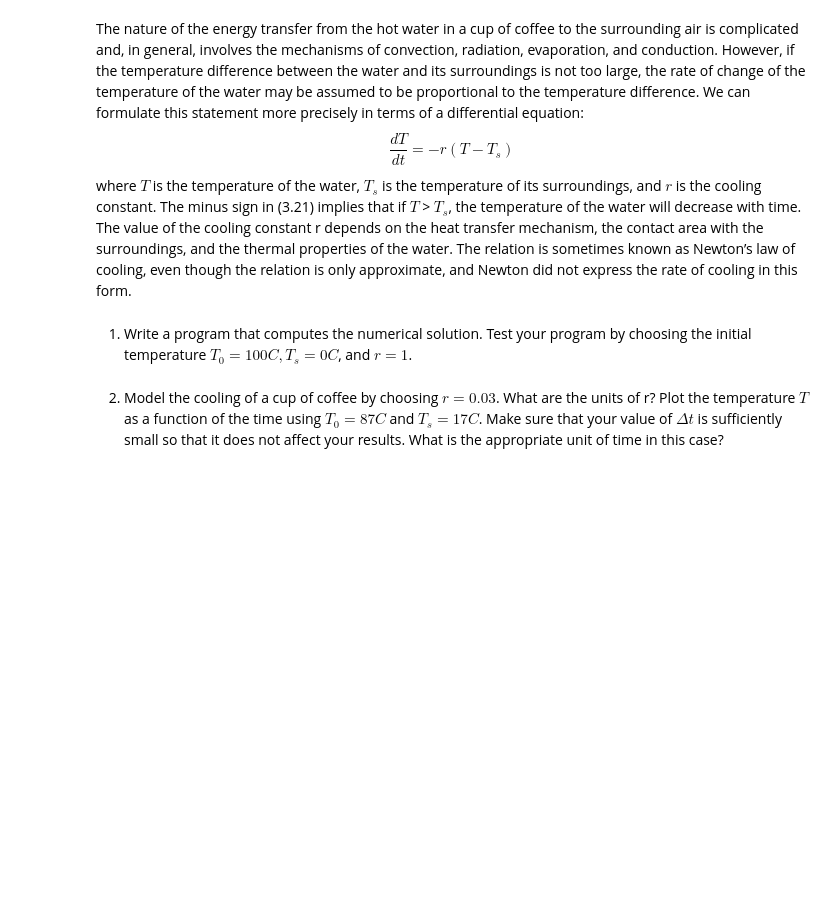
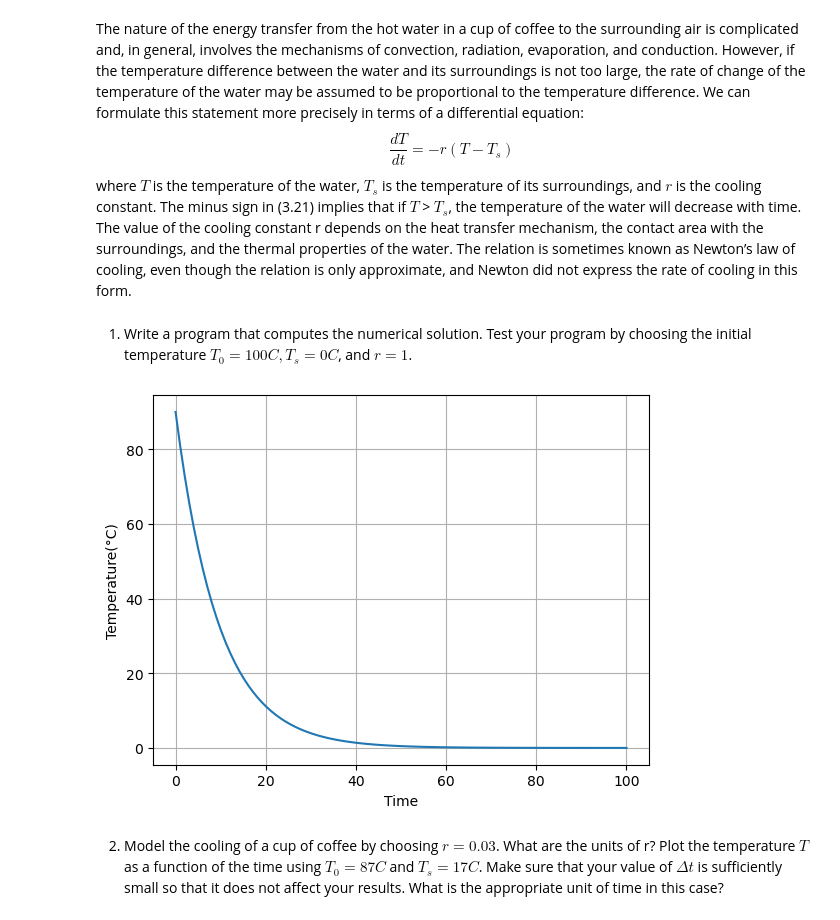
Before and after one commit to jaycebeck/Simulations, a Jupyter notebook: Homework1-JayceH.ipynb, the cells around one changed output. Drawn from its saved outputs; the diff is of its cells as text; code cells hidden in the pictures; blank space fills up the shorter version.

```diff
--- a/Homework1-JayceH.ipynb
+++ b/Homework1-JayceH.ipynb
@@ -264,5 +330,44 @@ $$
 where $T$ is the temperature of the water, $T_{s}$ is the temperature of its surroundings, and $r$ is the cooling constant. The minus sign in (3.21) implies that if $T$ > $T_{s}$, the temperature of the water will decrease with time. The value of the cooling constant r depends on the heat transfer mechanism, the contact area with the surroundings, and the thermal properties of the water. The relation is sometimes known as Newton’s law of cooling, even though the relation is only approximate, and Newton did not express the rate of cooling in this form.
 # %% [markdown]
 1. Write a program that computes the numerical solution. Test your program by choosing the initial temperature $T_{0} = 100C, T_{s} = 0C$, and $r = 1$.
+# %%
+class coffeeCup:
+    def __init__(self):
+        pass
+
+    def rhs(self, r, T_0, T_s):
+        return -r*(T_0-T_s)
+
+class eulerCup:
+    def __init__(self):
+        pass
+    def step (self, ode, dt, r, T_0, T_s):
+        T_next = T_0 + dt*ode.rhs(r, T_0, T_s)
+        return T_next
+# %%
+times = np.linspace(0, 100, 100)
+
+r = 1.0
+T_0 = 100.0
+T_s = 0.0
+
+cup = coffeeCup()
+method = eulerCup()
+
+temps = []
+
+for i in times:
+    T_0 = method.step(cup,0.1,r,T_0,T_s)
+    temps.append(T_0)
+
+temps = np.array(temps)
+
+plt.plot(times, temps)
+plt.xlabel('Time')
+plt.ylabel('Temperature(°C)')
+plt.grid(True)
+plt.show()
+# %% [output]
+[figure, added]
 # %% [markdown]
 2. Model the cooling of a cup of coffee by choosing $r = 0.03$. What are the units of r? Plot the temperature $T$ as a function of the time using $T_{0} = 87C$ and $T_{s} = 17C$. Make sure that your value of $\Delta t$ is sufficiently small so that it does not affect your results. What is the appropriate unit of time in this case?
```
Also changed, not shown: parts of 7 cells of this notebook.
